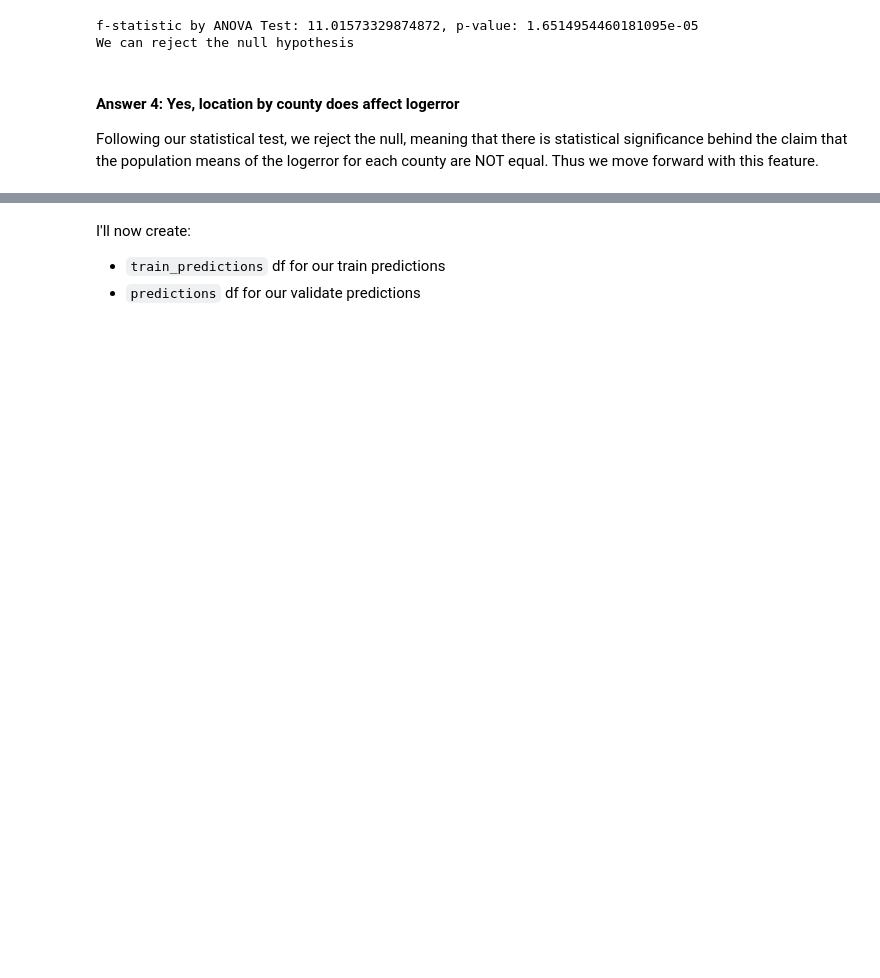
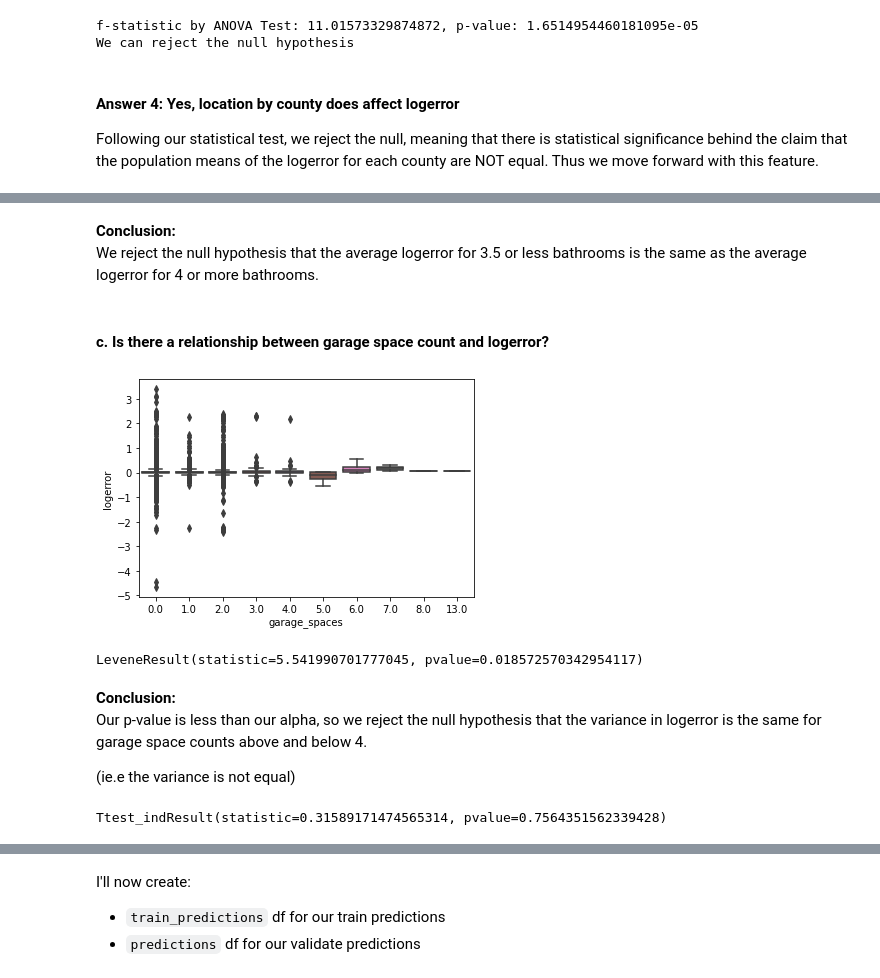
Before and after one commit to SchneemannDavid/clustering_project, a Jupyter notebook: Final_Report.ipynb, the cells around one changed output, grey strips where cells are left out. Drawn from its saved outputs; the diff is of its cells as text; code cells hidden in the pictures; blank space fills up the shorter version.

```diff
--- a/Final_Report.ipynb
+++ b/Final_Report.ipynb
@@ -318,0 +366,33 @@ y_test_scaled = test_scaled['logerror']
+# %% [markdown]
+**Conclusion:** \
+We reject the null hypothesis that the average logerror for 3.5 or less bathrooms is the same as the average logerror for 4 or more bathrooms.
+# %% [markdown]
+#### c. Is there a relationship between garage space count and logerror?
+# %%
+sns.boxplot(data=train, y='logerror', x='garage_spaces')
+plt.show()
+# %% [output]
+[figure, added]
+# %%
+#H0: Variances are equal
+#Ha: Variances are not equal
+
+stats.levene(
+    train[train.garage_spaces <= 4].logerror,
+    train[train.garage_spaces > 4].logerror,
+)
+# %% [output]
+LeveneResult(statistic=5.541990701777045, pvalue=0.018572570342954117)
+# %% [markdown]
+**Conclusion:** \
+Our p-value is less than our alpha, so we reject the null hypothesis that the variance in logerror is the same for garage space counts above and below 4.
+
+(ie.e the variance is not equal)
+# %%
+stats.ttest_ind(
+    train[train.garage_spaces <= 4].logerror,
+    train[train.garage_spaces > 4].logerror,
+    equal_var=False,
+)
+# %% [output]
+Ttest_indResult(statistic=0.31589171474565314, pvalue=0.7564351562339428)
```
Also changed, not shown: parts of 116 cells of this notebook, 3 other files.
